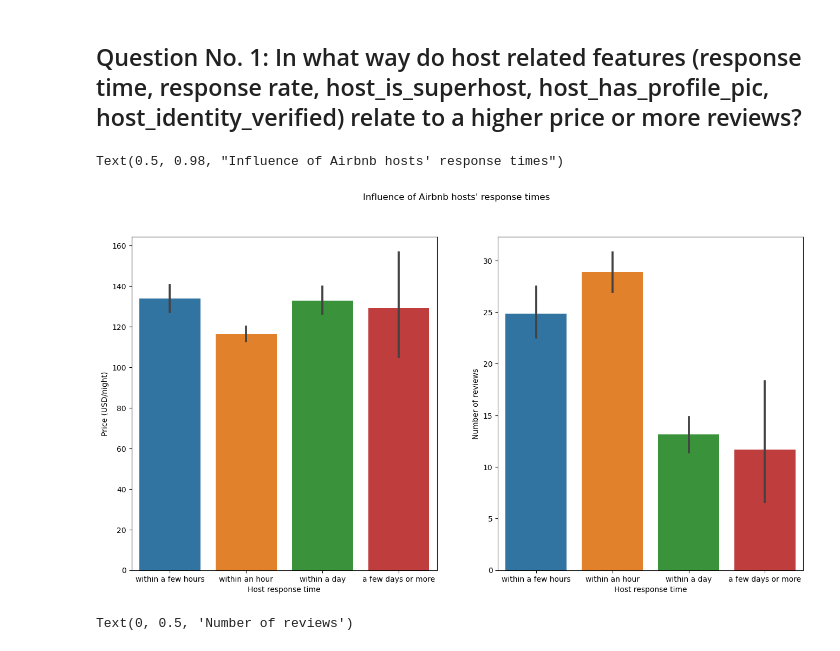
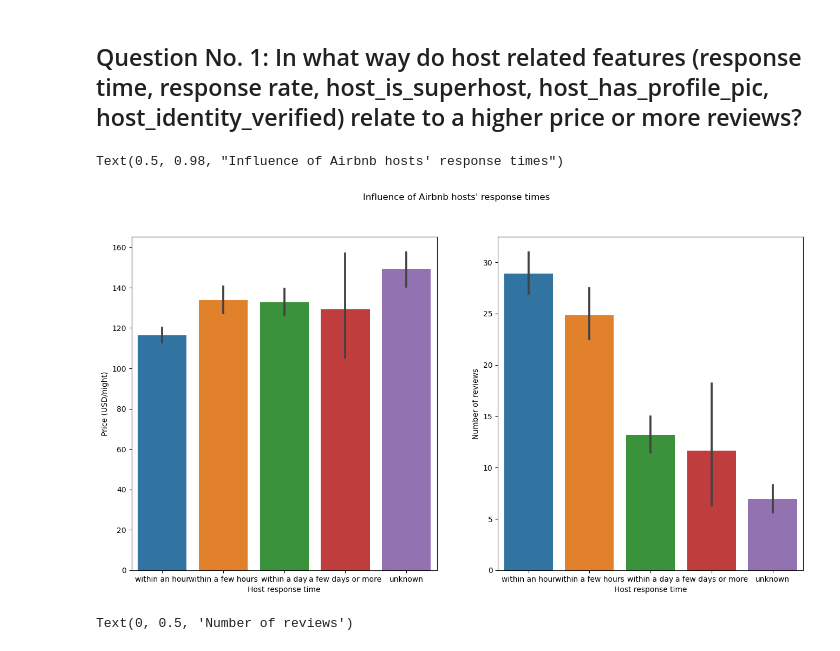
Before and after one commit to pnockema/Writing-a-Data-Scientist-Blog, a Jupyter notebook: Analyzing Seattle Airbnb Data.ipynb, the cells around one changed output. Cells and saved outputs as stored; diff of their text form; code cells hidden in the pictures.

Commit message:
adding charts and exploration/preparation of NaN values

```diff
--- a/Analyzing Seattle Airbnb Data.ipynb
+++ b/Analyzing Seattle Airbnb Data.ipynb
@@ -236,6 +263,17 @@ calendar.head()
 # %%
 #2. Change dtype of price to float by a function
 def num_to_float(col):
+    '''
+    This function transforms numerical data that comes along in string-dtype to float.
+    Accurate for Seattle Airbnb Data. Might not work on other datasets with other issues
+
+    Input:
+    col (pd.series): Dataframe column to be transformed
+
+    Output:
+    Transformed column
+
+    '''
     col = col.str.replace('[$,%]', '', regex = True).astype('float64')
     return col
 # %%
@@ -256,3 +305,5 @@ memory usage: 42.5+ MB
+# %%
+listings.loc[listings['host_response_time'].isnull(), 'host_response_time'] = 'unknown'
 # %% [markdown]
 #### Preparing listings df
 # %%
@@ -309,23 +360,25 @@ listings['price'] = num_to_float(listings['price'])
 # 4. Modeling
 # %% [markdown]
 ## Question No. 1: In what way do host related features (response time, response rate, host_is_superhost,  host_has_profile_pic, host_identity_verified) relate to a higher price or more reviews?
+# %%
+response_time_order = ['within an hour', 'within a few hours', 'within a day', 'a few days or more', 'unknown']
 # %%
 plt.figure(figsize=(16, 8))
 
 plt.subplot(1, 2, 1)
-sns.barplot(data = listings, x = 'host_response_time', y = 'price')
+sns.barplot(data = listings, x = 'host_response_time', y = 'price', order = response_time_order)
 plt.xlabel('Host response time')
 plt.ylabel('Price (USD/night)')
 
 plt.subplot(1, 2, 2)
-sns.barplot(data = listings, x = 'host_response_time', y = 'number_of_reviews')
+sns.barplot(data = listings, x = 'host_response_time', y = 'number_of_reviews', order = response_time_order)
 plt.xlabel('Host response time')
 plt.ylabel('Number of reviews');
 
 plt.suptitle('Influence of Airbnb hosts\' response times')
 # %% [output]
 Text(0.5, 0.98, "Influence of Airbnb hosts' response times")
-[figure, old version]
+[figure, new version]
 # %%
 plt.figure(figsize=(16,8))
 
```
Also changed, not shown: parts of 10 cells of this notebook, 4 other files.
